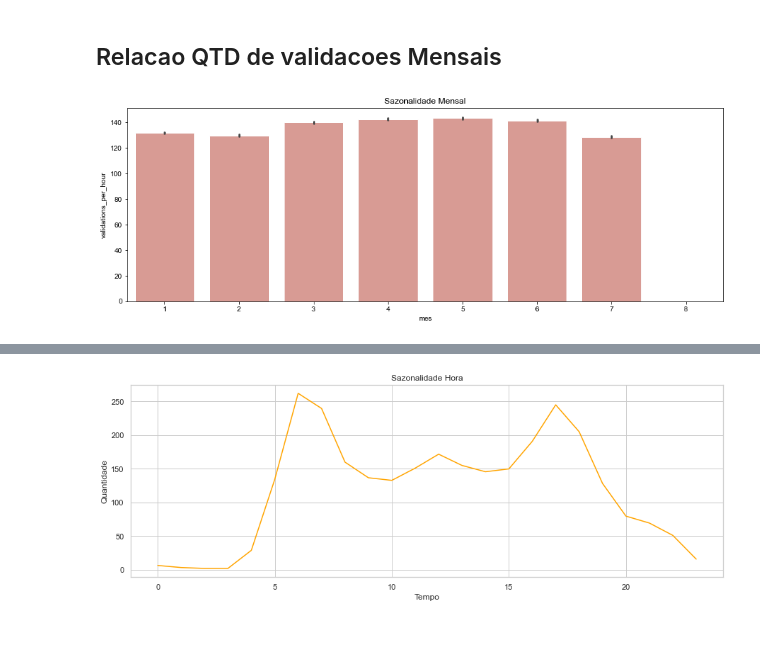
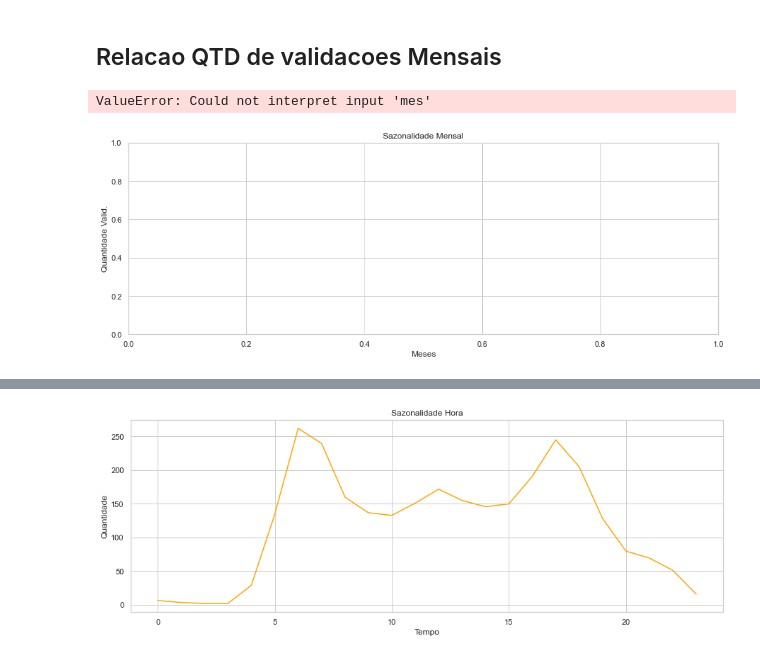
Before and after one commit to medeirosvictor/ds-mobilidade-urbana-fortaleza, a Jupyter notebook: Data-Visualization.ipynb, the cells around one changed output, grey strips where cells are left out. Drawn from its saved outputs; the diff is of its cells as text; code cells hidden in the pictures.

```diff
--- a/Data-Visualization.ipynb
+++ b/Data-Visualization.ipynb
@@ -117,14 +118,15 @@ NameError: name 'data' is not defined
 # %%
 plt.figure(figsize=(15,5))
 plt.xlabel('Meses')
 plt.ylabel('Quantidade Valid.')
 plt.title("Sazonalidade Mensal")
 sns.set_theme(style="whitegrid")
-sns.barplot(x="mes", y="validations_per_hour", data=data_2015, color='salmon', saturation=.5)
+sns.barplot(x="mes", y="validations_per_hour", data=data_2015.groupby([ 'mes']).sum(), color='salmon', saturation=.5)
 #plt.plot(data['mes'], data['validations_per_hour'], kind='bar')
 plt.show()
 # %% [output]
+ValueError: Could not interpret input 'mes'
-[figure, old version]
+[figure, new version]
 # %%
 
 plt.figure(figsize=(15,5))
```
Also changed, not shown: parts of 5 cells of this notebook, 2 other files.
